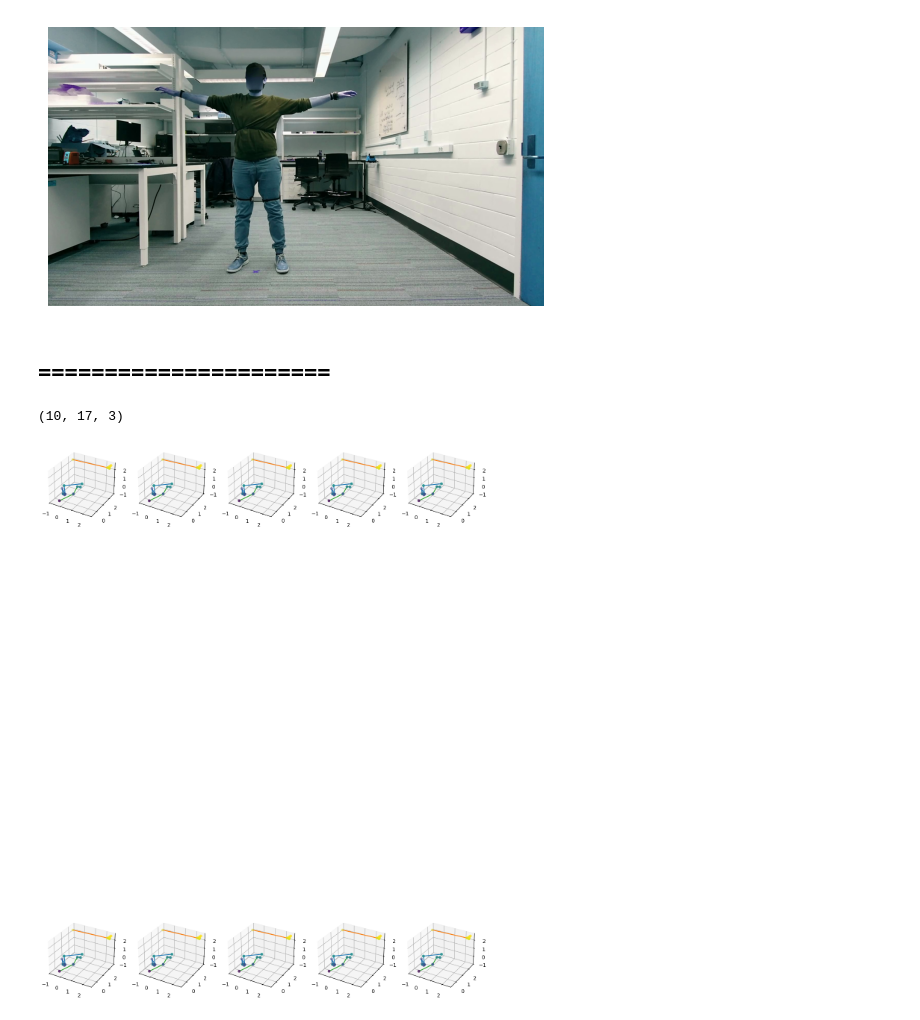
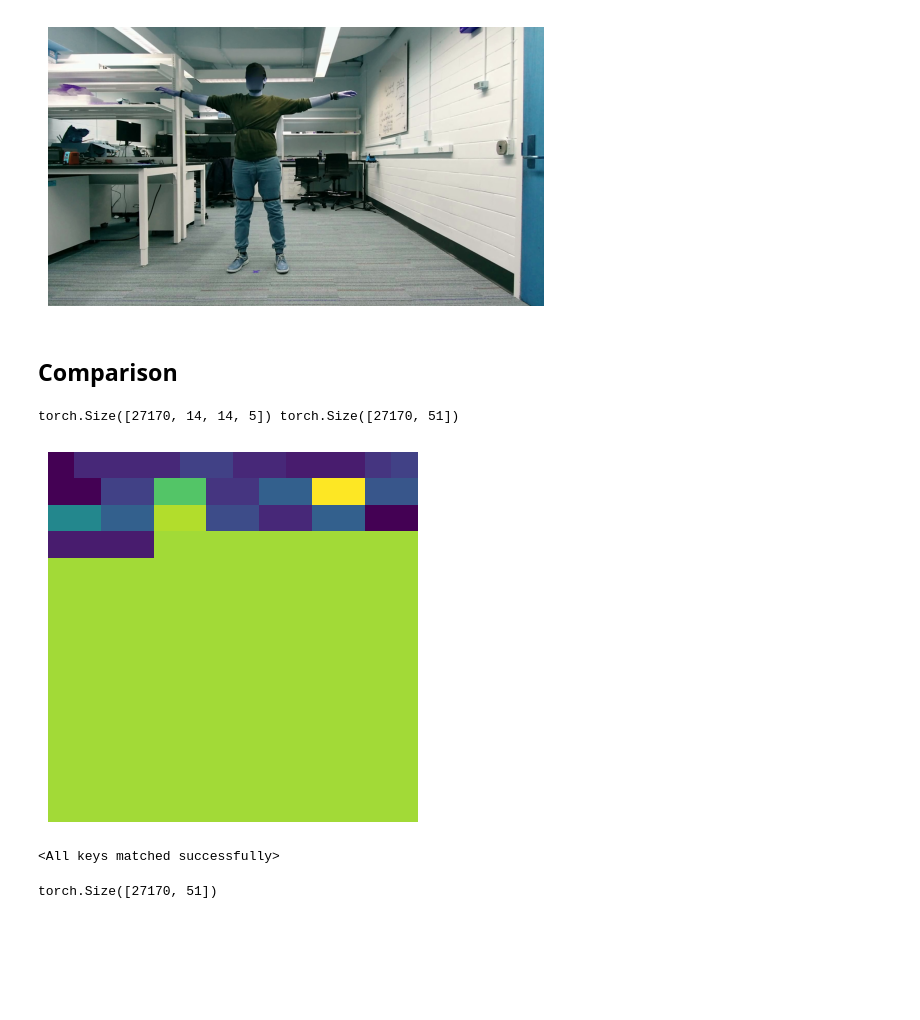
Before and after one commit to dmadhitama/MARS-exp, a Jupyter notebook: gt_visualization.ipynb, the cells around one changed output. Cells and saved outputs as stored; diff of their text form; code cells hidden in the pictures; blank space fills up the shorter version.

```diff
--- a/gt_visualization.ipynb
+++ b/gt_visualization.ipynb
@@ -141,4 +133,4 @@ plt.show()
 # %% [output]
 [figure]
 # %% [markdown]
-## ======================
+## Comparison
@@ -196,18 +137,15 @@ def plot_skeletons(
-# %%
-np.reshape(cpl['refined_gt_kps'][0:10], (10, 17, 3)).shape
-# %% [output]
-(10, 17, 3)
-# %%
-skeletons = np.reshape(cpl['refined_gt_kps'][100:110], (10, 17, 3))
-# """Plot random poses of simplest skeleton"""
-chains_ixs = ([0, 1, 2, 3, 4, 5, 6],  # hand_l, elbow_l, chest, elbow_r, hand_r
-                [11, 12, 13, 14, 15, 16],        # pelvis, chest, head
-                [7, 8, 9, 10]) # foot_l, knee_l, pelvis, knee_r, foot_r
-
-# skeletons = np.random.standard_normal(size=(10, 11, 3))
-# chains_ixs = ([0, 1, 2, 3, 4],  # hand_l, elbow_l, chest, elbow_r, hand_r
-#                 [5, 2, 6],        # pelvis, chest, head
-#                 [7, 8, 5, 9, 10]) # foot_l, knee_l, pelvis, knee_r, foot_r
-plot_skeletons(skeletons, chains_ixs)
-# %% [output]
-[figure, removed]
+# %%
+featuremap_validate = np.load('dataset_release/mri_radar_rede/data_tt.npy')
+labels_validate = np.load('dataset_release/mri_radar_rede/labels_tt.npy')
+featuremap_validate = torch.tensor(featuremap_validate, dtype=torch.float32)
+labels_validate = torch.tensor(labels_validate, dtype=torch.float32)
+# %%
+print(featuremap_validate.shape, labels_validate.shape)
+# %% [output]
+torch.Size([27170, 14, 14, 5]) torch.Size([27170, 51])
+# %%
+plt.imshow(featuremap_validate[100,:,:,4])
+plt.axis('off')
+plt.show()
+# %% [output]
+[figure, added]
@@ -213,0 +182,19 @@ plot_skeletons(skeletons, chains_ixs)
+# %%
+model = CNN(featuremap_validate[0].shape, n_keypoints)
+model = model.cuda() if torch.cuda.is_available() else model
+# Load the trained model weights (replace 'model.pth' with your actual model file)
+model.load_state_dict(torch.load('model_mri_pytorch/MARS.pth'))
+# %% [output]
+<All keys matched successfully>
+# %%
+# Set the model to evaluation mode
+model.eval()
+
+# Perform inference
+with torch.no_grad():
+    outputs = model(featuremap_validate.cuda())
+
+# Print the outputs
+print(outputs.shape)
+# %% [output]
+torch.Size([27170, 51])
```
Also changed, not shown: parts of 11 cells of this notebook, 50 other files.
